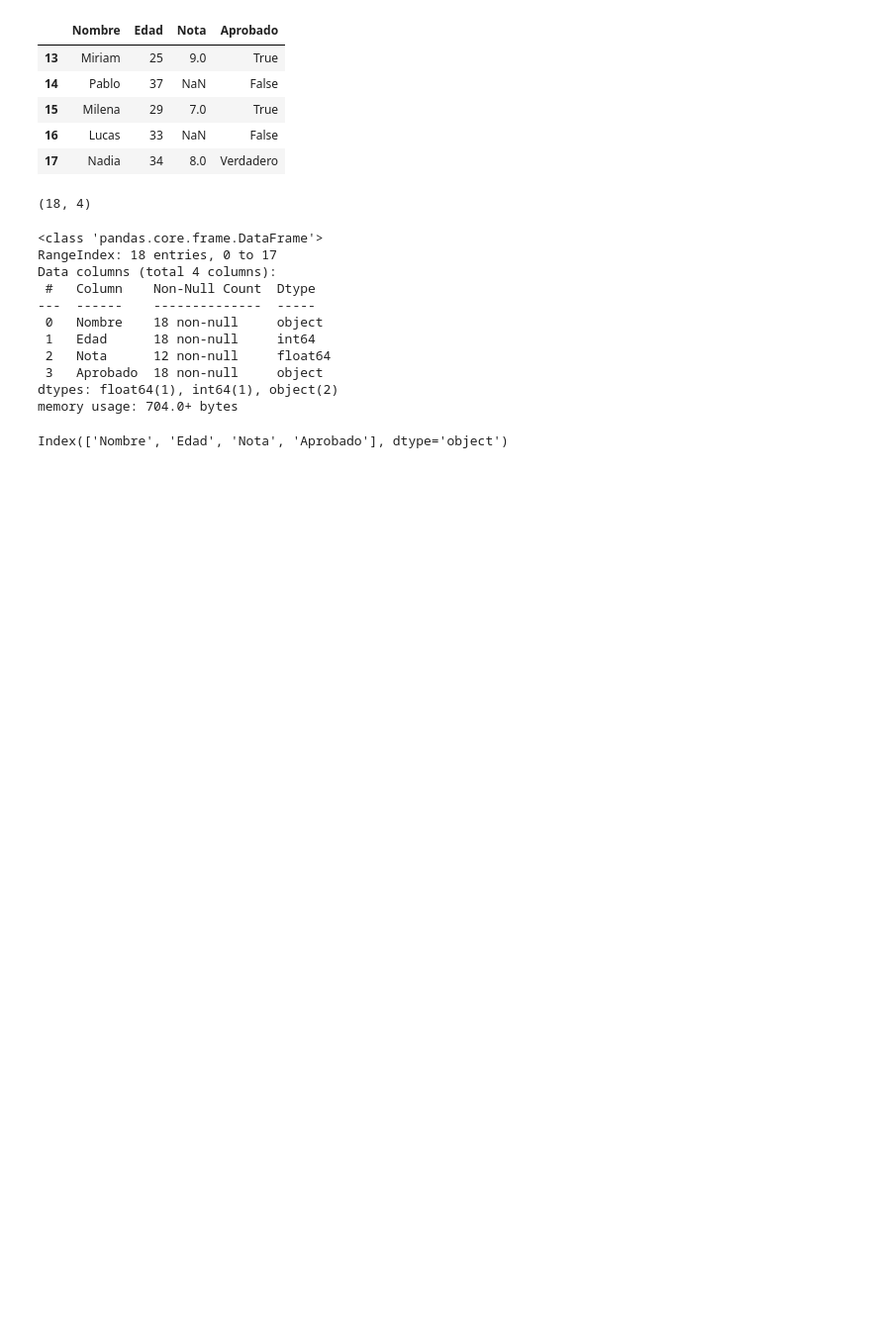
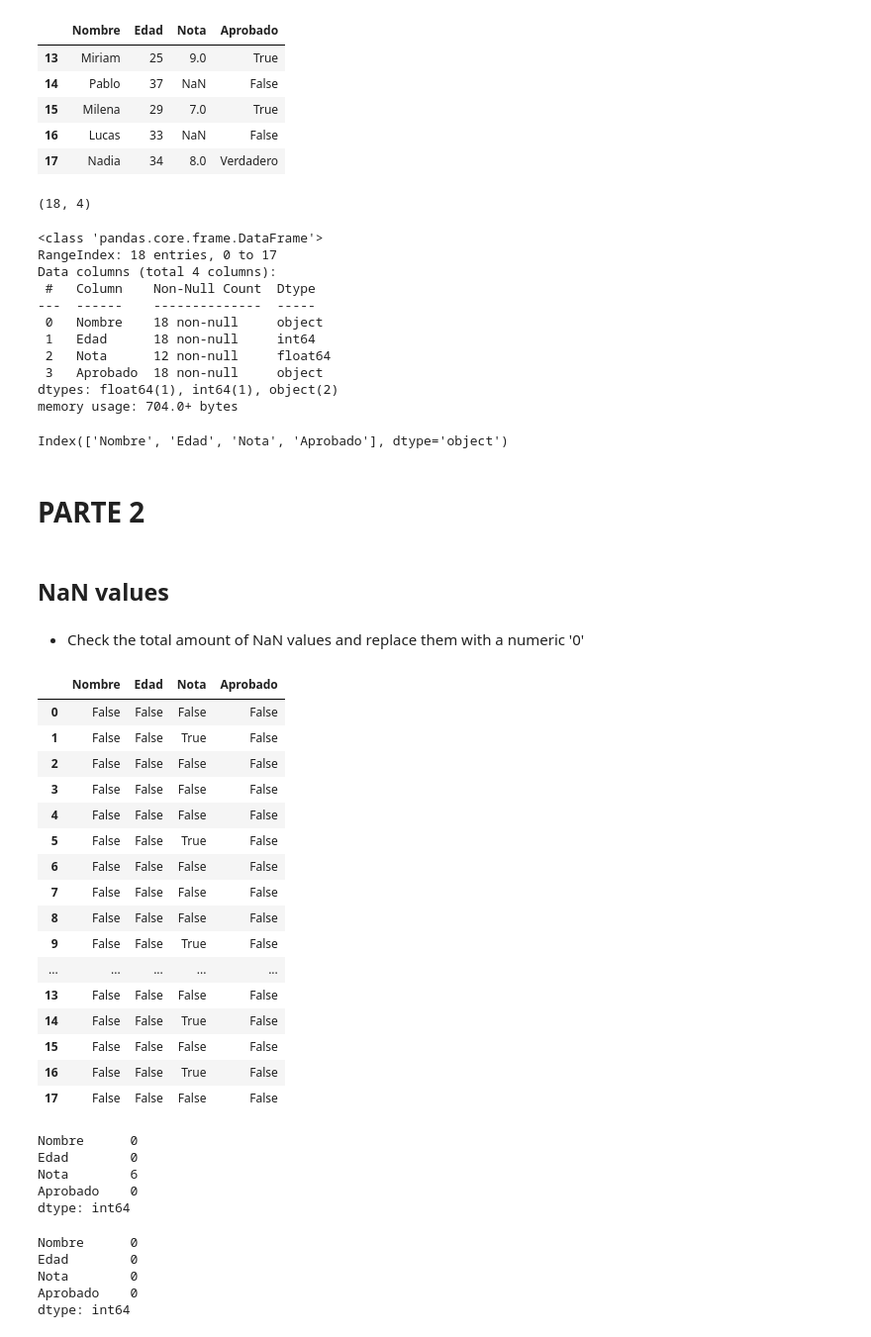
Before and after one commit to dzapatasal/python-data-science-practice, a Jupyter notebook: notebooks/pandas/code/analisis_alumnos.ipynb, the cells around one changed output. Shown: that part at 99% size. Drawn from its saved outputs; the diff is of its cells as text; code cells hidden in the pictures; blank space fills up the shorter version.

```diff
--- a/notebooks/pandas/code/analisis_alumnos.ipynb
+++ b/notebooks/pandas/code/analisis_alumnos.ipynb
@@ -83,3 +85,39 @@ memory usage: 704.0+ bytes
 df.columns
 # %% [output]
 Index(['Nombre', 'Edad', 'Nota', 'Aprobado'], dtype='object')
+# %% [markdown]
+# PARTE 2
+# %% [markdown]
+## NaN values
+# %% [markdown]
+- Check the total amount of NaN values and replace them with a numeric '0'
+# %%
+# Visualización de la cantidd de datos nulos.
+df.isnull()
+# %% [output]
+|  | Nombre | Edad | Nota | Aprobado |
+| 0 | False | False | False | False |
+| 1 | False | False | True | False |
+| 2 | False | False | False | False |
+| 3 | False | False | False | False |
+| 4 | False | False | False | False |
+| 5 | False | False | True | False |
+| 6 | False | False | False | False |
+| 7 | False | False | False | False |
+| 8 | False | False | False | False |
+| 9 | False | False | True | False |
+| ... | ... | ... | ... | ... |
+| 13 | False | False | False | False |
+| 14 | False | False | True | False |
+| 15 | False | False | False | False |
+| 16 | False | False | True | False |
+| 17 | False | False | False | False |
+# %%
+# Confirmar cantidad de datos nulos
+df.isnull().sum()
+# %% [output]
+Nombre      0
+Edad        0
+Nota        6
+Aprobado    0
+dtype: int64
@@ -85,0 +129,9 @@ Index(['Nombre', 'Edad', 'Nota', 'Aprobado'], dtype='object')
+# %%
+# Corroboramos que no haya NaN en el nuevo DataFrame
+df_noNaN.isnull().sum()
+# %% [output]
+Nombre      0
+Edad        0
+Nota        0
+Aprobado    0
+dtype: int64
```
Also changed, not shown: parts of 16 cells of this notebook.
